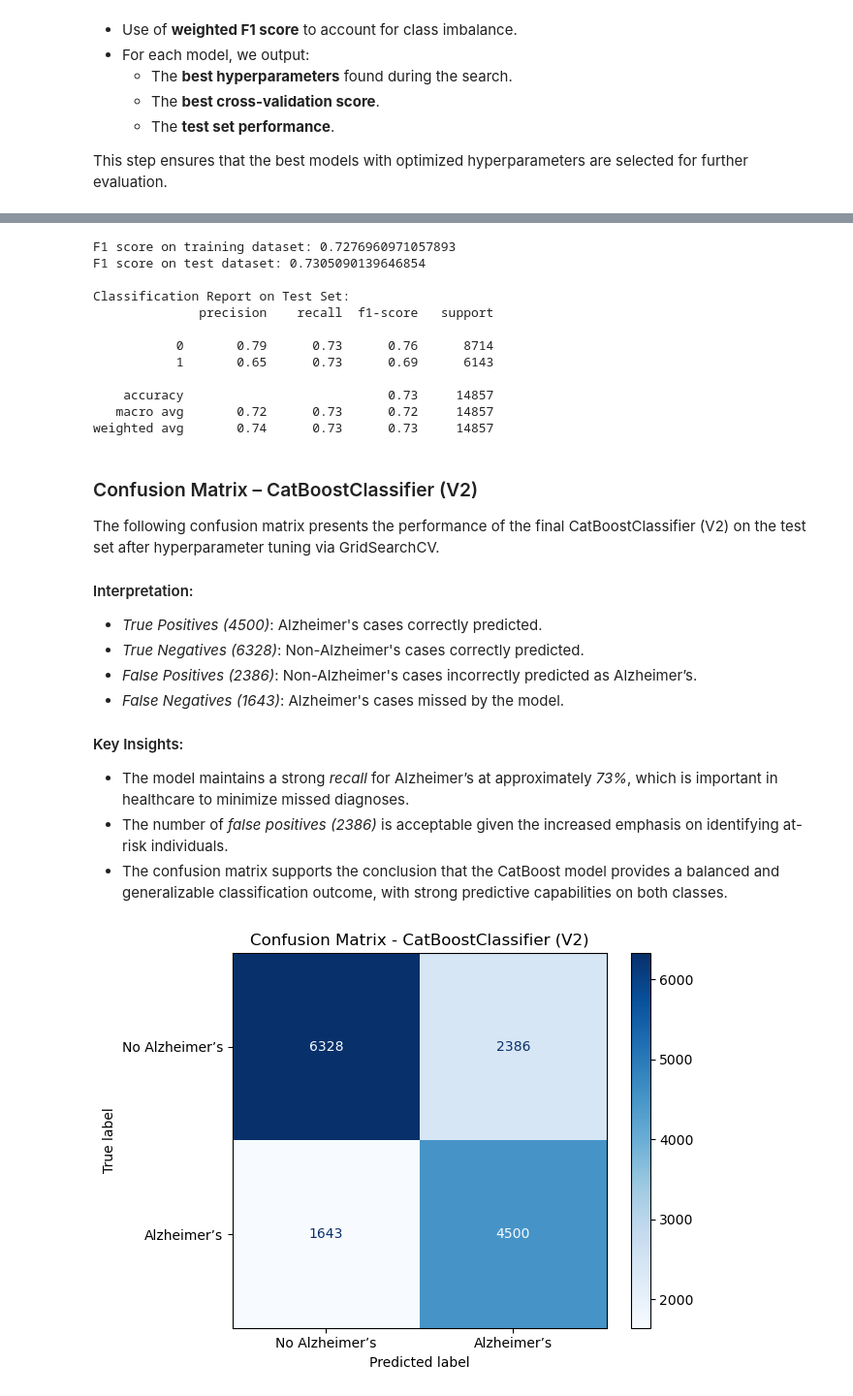
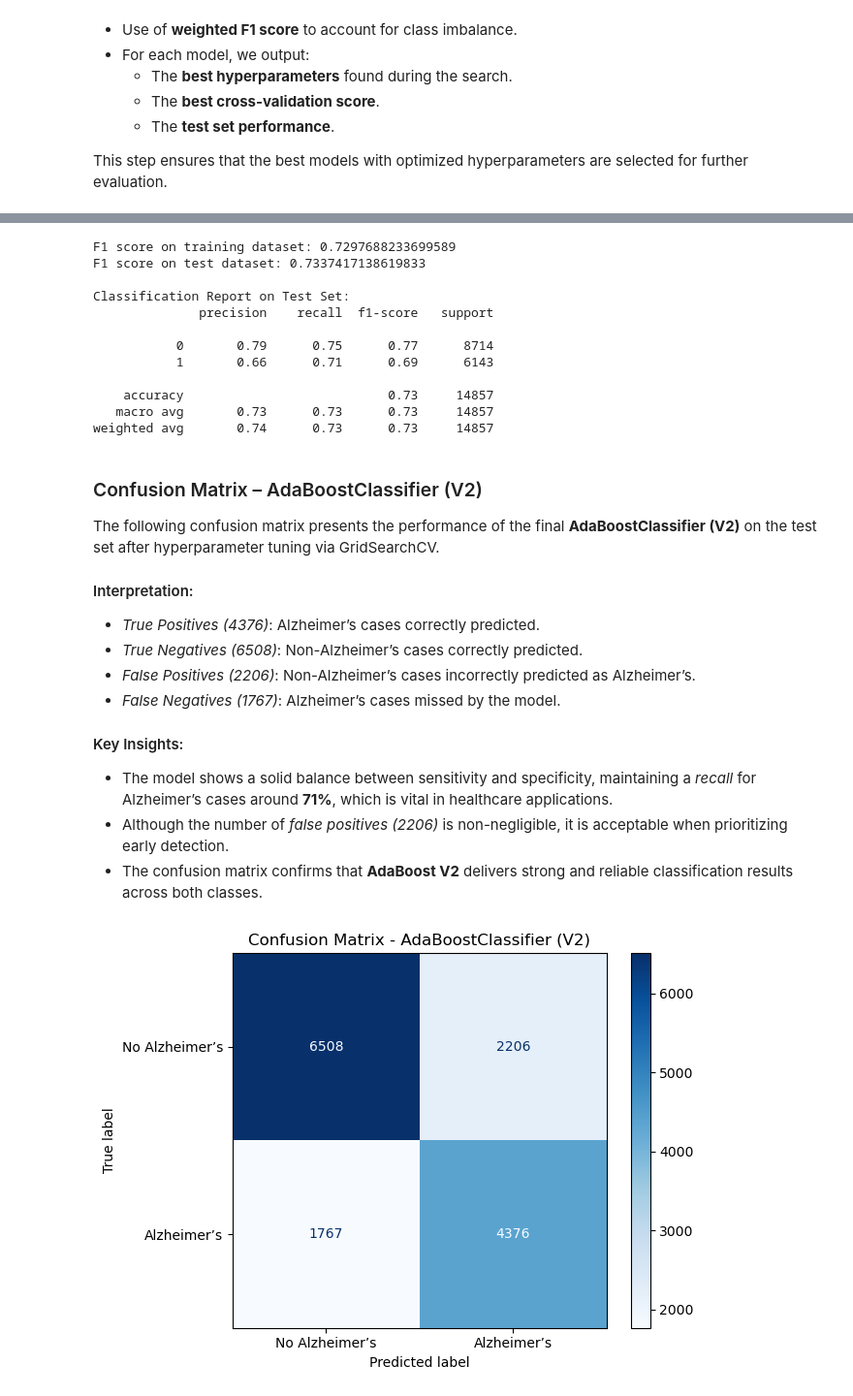
Before and after one commit to ileontios03/EPL448_Project, a Jupyter notebook: approach_B.ipynb, the cells around one changed output, grey strips where cells are left out. Shown at 97% size. Cells and saved outputs as stored; diff of their text form; code cells hidden in the pictures.

```diff
--- a/approach_B.ipynb
+++ b/approach_B.ipynb
@@ -294,5 +292,6 @@ This comprehensive evaluation ensures our model is both robust and fair across a
 # %%
-final_model = best_estimators['cat_v2']
+# Select AdaBoost V2 as the final model
+final_model = best_estimators['ada_v2']
 
 # Evaluate final model
 y_train_pred = final_model.predict(X_train)
@@ -305,50 +304,51 @@ print("F1 score on test dataset:", f1_score(y_test, y_test_pred, average='weight
 print("\nClassification Report on Test Set:")
 print(classification_report(y_test, y_test_pred))
 # %% [output]
-F1 score on training dataset: 0.7276960971057893
-F1 score on test dataset: 0.7305090139646854
+F1 score on training dataset: 0.7297688233699589
+F1 score on test dataset: 0.7337417138619833
 
 Classification Report on Test Set:
               precision    recall  f1-score   support
 
-           0       0.79      0.73      0.76      8714
-           1       0.65      0.73      0.69      6143
+           0       0.79      0.75      0.77      8714
+           1       0.66      0.71      0.69      6143
 
     accuracy                           0.73     14857
-   macro avg       0.72      0.73      0.72     14857
+   macro avg       0.73      0.73      0.73     14857
 weighted avg       0.74      0.73      0.73     14857
 # %% [markdown]
-### Confusion Matrix – CatBoostClassifier (V2)
+### Confusion Matrix – AdaBoostClassifier (V2)
 
-The following confusion matrix presents the performance of the final CatBoostClassifier (V2) on the test set after hyperparameter tuning via GridSearchCV.
+The following confusion matrix presents the performance of the final **AdaBoostClassifier (V2)** on the test set after hyperparameter tuning via GridSearchCV.
 
 #### Interpretation:
 
-- *True Positives (4500)*: Alzheimer's cases correctly predicted.
-- *True Negatives (6328)*: Non-Alzheimer's cases correctly predicted.
-- *False Positives (2386)*: Non-Alzheimer's cases incorrectly predicted as Alzheimer’s.
-- *False Negatives (1643)*: Alzheimer's cases missed by the model.
+- *True Positives (4376)*: Alzheimer’s cases correctly predicted.
+- *True Negatives (6508)*: Non-Alzheimer’s cases correctly predicted.
+- *False Positives (2206)*: Non-Alzheimer’s cases incorrectly predicted as Alzheimer’s.
+- *False Negatives (1767)*: Alzheimer’s cases missed by the model.
 
 #### Key Insights:
 
-- The model maintains a strong *recall* for Alzheimer’s at approximately *73%*, which is important in healthcare to minimize missed diagnoses.
-- The number of *false positives (2386)* is acceptable given the increased emphasis on identifying at-risk individuals.
-- The confusion matrix supports the conclusion that the CatBoost model provides a balanced and generalizable classification outcome, with strong predictive capabilities on both classes.
+- The model shows a solid balance between sensitivity and specificity, maintaining a *recall* for Alzheimer’s cases around **71%**, which is vital in healthcare applications.
+- Although the number of *false positives (2206)* is non-negligible, it is acceptable when prioritizing early detection.
+- The confusion matrix confirms that **AdaBoost V2** delivers strong and reliable classification results across both classes.
 # %%
 from sklearn.metrics import ConfusionMatrixDisplay
 import matplotlib.pyplot as plt
 
-# Plot confusion matrix
+# Plot confusion matrix for AdaBoost V2
 ConfusionMatrixDisplay.from_predictions(
     y_test,
     y_test_pred,
     display_labels=["No Alzheimer’s", "Alzheimer’s"],  # Adjust based on your label meaning
     cmap=plt.cm.Blues,
     values_format='d'
 )
-plt.title("Confusion Matrix - CatBoostClassifier (V2)")
+
+plt.title("Confusion Matrix - AdaBoostClassifier (V2)")
 plt.grid(False)
 plt.tight_layout()
 plt.show()
 # %% [output]
-[figure, old version]
+[figure, new version]
```
Also changed, not shown: parts of 3 cells of this notebook.
